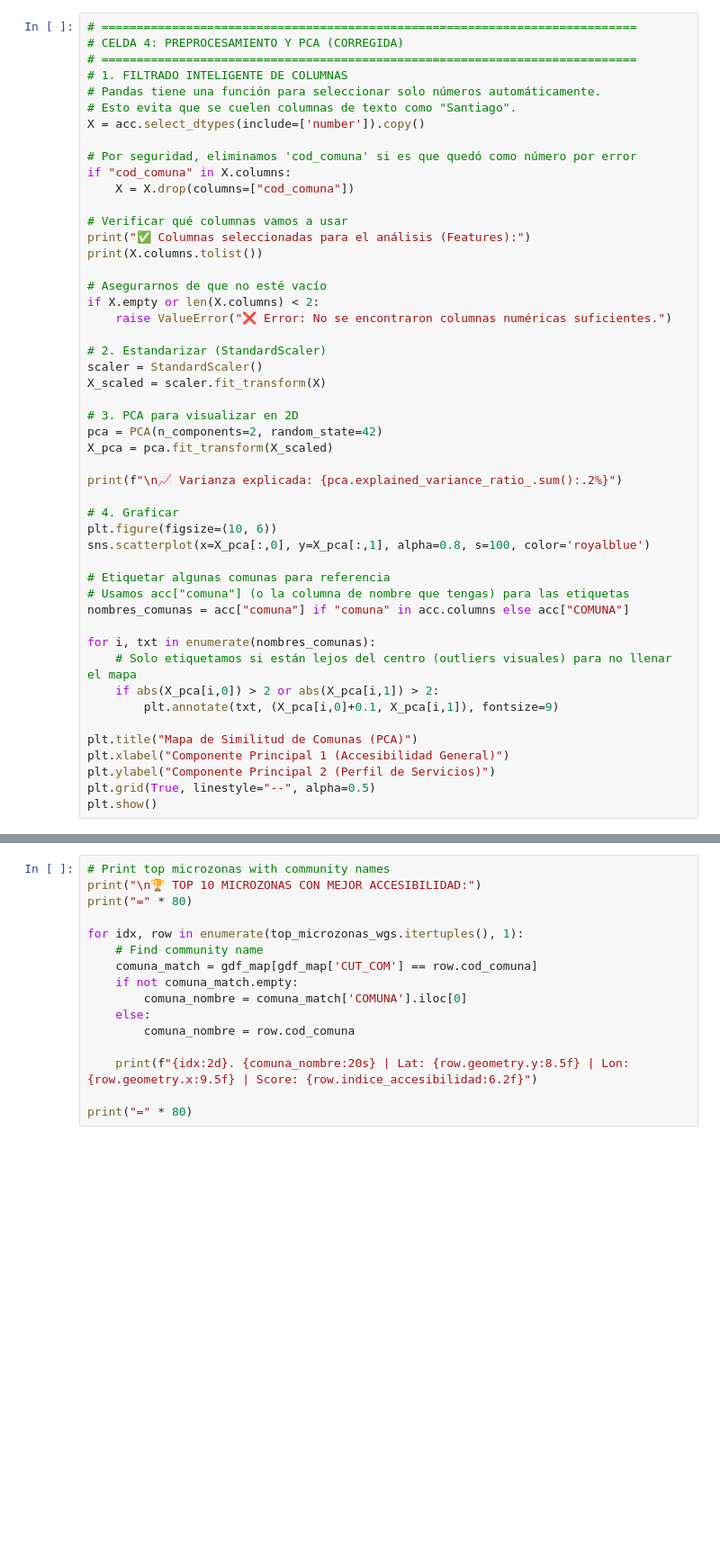
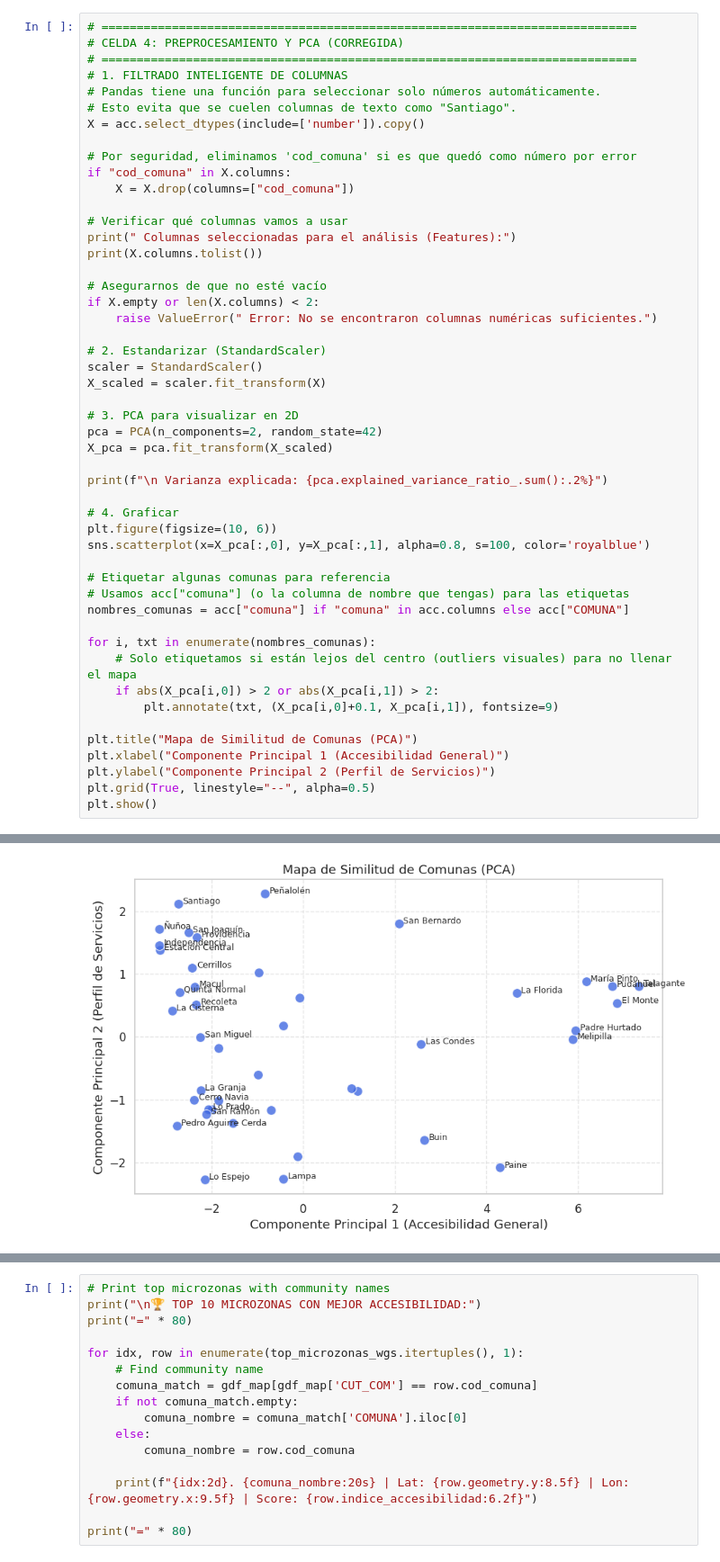
Before and after one commit to valenpy22/geoinformatica-pep2, a Jupyter notebook: proyecto/notebooks/04_machine_learning.ipynb, the cells around one changed output, grey strips where cells are left out. Shown at 90% size. Saved outputs shown, nothing was run; the diff lists cells and outputs as text; blank space fills up the shorter version.

```diff
--- a/proyecto/notebooks/04_machine_learning.ipynb
+++ b/proyecto/notebooks/04_machine_learning.ipynb
@@ -103,12 +154,12 @@ if "cod_comuna" in X.columns:
     X = X.drop(columns=["cod_comuna"])
 
 # Verificar qué columnas vamos a usar
-print("✅ Columnas seleccionadas para el análisis (Features):")
+print(" Columnas seleccionadas para el análisis (Features):")
 print(X.columns.tolist())
 
 # Asegurarnos de que no esté vacío
 if X.empty or len(X.columns) < 2:
-    raise ValueError("❌ Error: No se encontraron columnas numéricas suficientes.")
+    raise ValueError(" Error: No se encontraron columnas numéricas suficientes.")
 
 # 2. Estandarizar (StandardScaler)
 scaler = StandardScaler()
@@ -118,7 +169,7 @@ X_scaled = scaler.fit_transform(X)
 pca = PCA(n_components=2, random_state=42)
 X_pca = pca.fit_transform(X_scaled)
 
-print(f"\n📈 Varianza explicada: {pca.explained_variance_ratio_.sum():.2%}")
+print(f"\n Varianza explicada: {pca.explained_variance_ratio_.sum():.2%}")
 
 # 4. Graficar
 plt.figure(figsize=(10, 6))
@@ -138,3 +189,4 @@ plt.xlabel("Componente Principal 1 (Accesibilidad General)")
 plt.ylabel("Componente Principal 2 (Perfil de Servicios)")
 plt.grid(True, linestyle="--", alpha=0.5)
 plt.show()
+# %% [output]
@@ -141,3 +197,4 @@ plt.show()
+[figure, added]
 # %%
 # ============================================================================
 # CELDA 5: DETERMINACIÓN DEL NÚMERO ÓPTIMO DE CLUSTERS (K)
```
Also changed, not shown: parts of 10 cells of this notebook, 4 other files.
